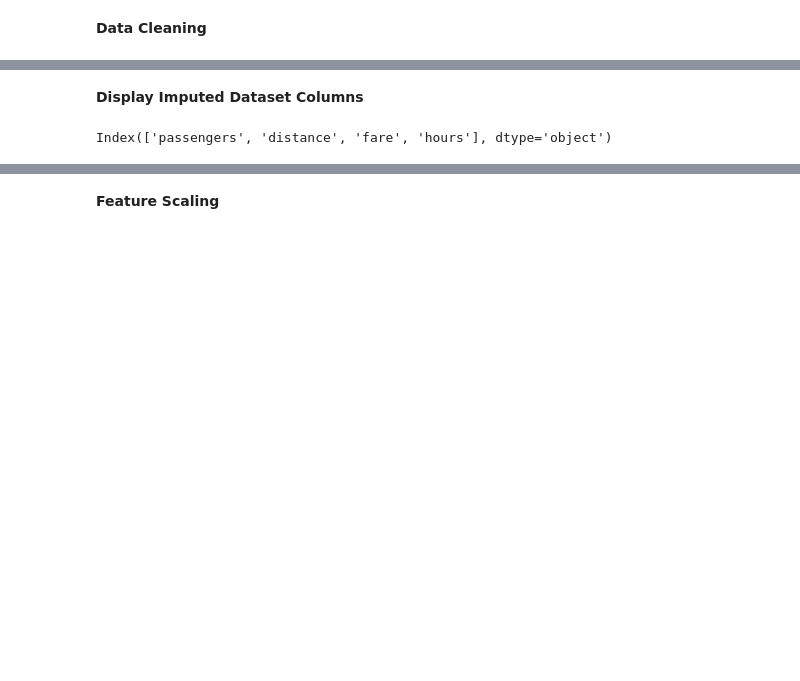
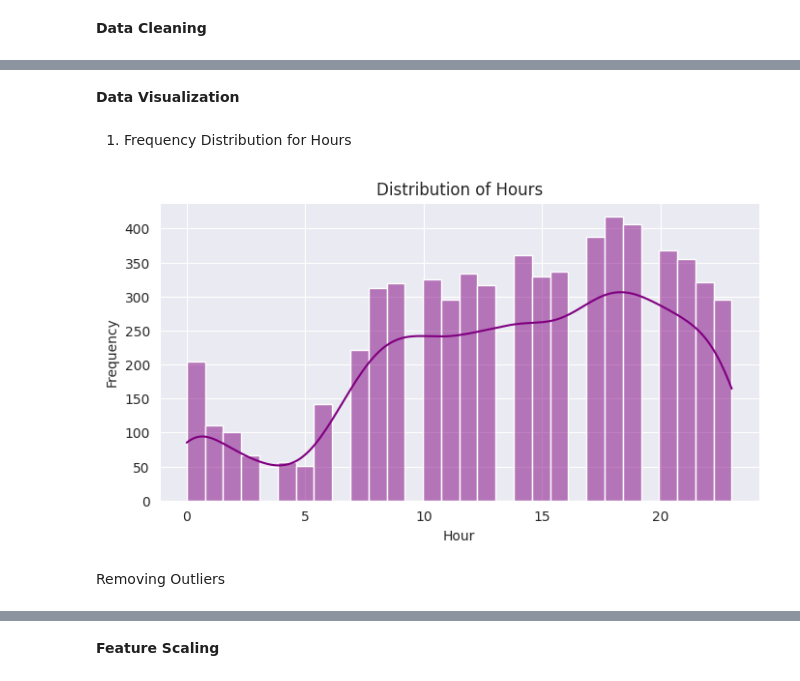
Before and after one commit to JonathanCharles123/IntelSystems, a Jupyter notebook: NoteBooks/Uber3.ipynb, the cells around one changed output, grey strips where cells are left out. Cells and saved outputs as stored; diff of their text form; code cells hidden in the pictures; blank space fills up the shorter version.

```diff
--- a/NoteBooks/Uber3.ipynb
+++ b/NoteBooks/Uber3.ipynb
@@ -18,9 +22,8 @@ from sklearn.preprocessing import StandardScaler
 # %% [markdown]
 **Loading Data**
 # %%
-file_path = filedialog.askopenfilename(title="Select the CSV file")
-
-df = pd.read_csv(file_path)
+# Load the data
+df = pd.read_csv('Dataset3.csv')
 
 # Display the columns of the dataset
 print("Fields of the dataset:")
@@ -68,4 +62,4 @@ Index(['pickup', 'dropoff', 'passengers', 'distance', 'fare', 'tip', 'tolls',
 # %%
-df.drop(['pickup', 'dropoff','tip', 'tolls', 'total', 'color', 'payment', 'pickup_zone', 'dropoff_zone', 'pickup_borough', 'dropoff_borough'] , inplace=True , axis= 1)
+df.drop(['pickup', 'dropoff','passengers','tip', 'tolls', 'total', 'color', 'payment', 'pickup_zone', 'dropoff_zone', 'pickup_borough', 'dropoff_borough'] , inplace=True , axis= 1)
 df.columns
 # %% [output]
@@ -80,7 +74,7 @@ print(missing_values)
 
 # Impute missing values using SimpleImputer
 imputer = SimpleImputer(strategy="mean")
-df = pd.DataFrame(imputer.fit_transform(df), columns=df.columns)
+df_imputed = pd.DataFrame(imputer.fit_transform(df), columns=df.columns)
 
 # Display the imputed dataset
-df.head()
+df_imputed.head()
@@ -87,7 +93,18 @@ df.head()
-# %% [markdown]
-**Display Imputed Dataset Columns**
-# %%
-df.columns
-# %% [output]
-Index(['passengers', 'distance', 'fare', 'hours'], dtype='object')
+# %% [markdown]
+**Data Visualization**
+# %% [markdown]
+1. Frequency Distribution for Hours
+# %%
+# Visualize the distribution of 'hours'
+plt.figure(figsize=(8, 4))
+sns.set_style(style='darkgrid')
+sns.histplot(df['hours'], bins=30, kde=True, color='purple')
+plt.title('Distribution of Hours')
+plt.xlabel('Hour')
+plt.ylabel('Frequency')
+plt.show()
+# %% [output]
+[figure, added]
+# %% [markdown]
+Removing Outliers
 # %%
```
Also changed, not shown: parts of 34 cells of this notebook.
